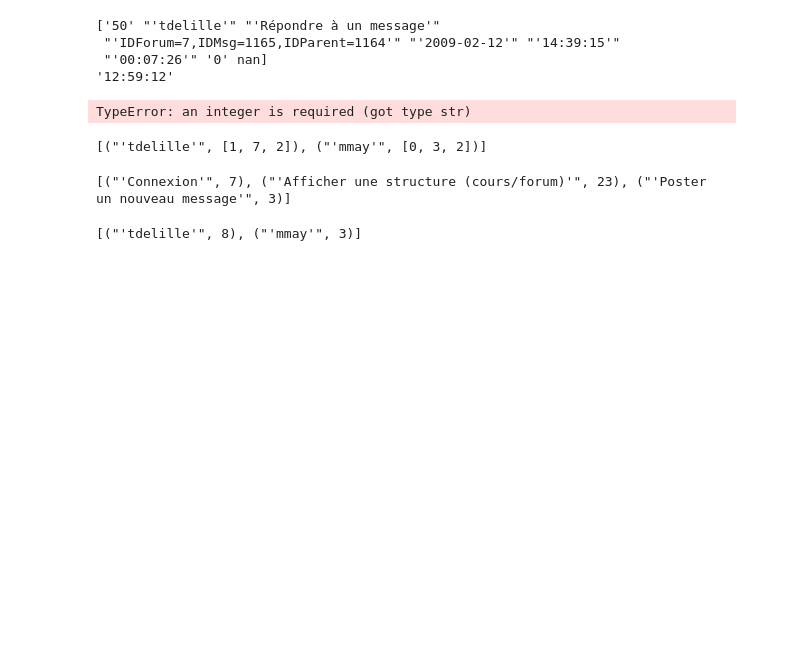
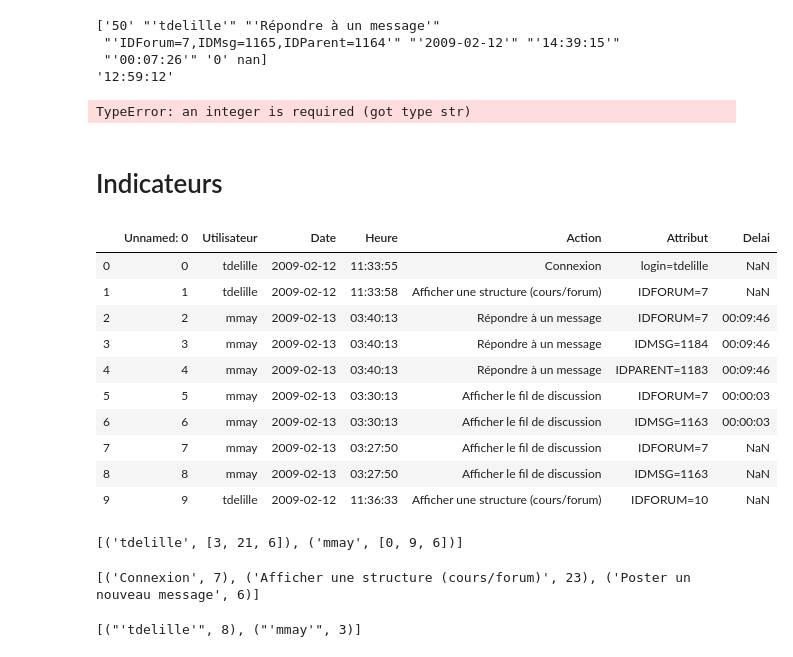
Before and after one commit to Anthony-Lardy/Collaviz, a Jupyter notebook: sql_to_csv.ipynb, the cells around one changed output. Cells and saved outputs as stored; diff of their text form; code cells hidden in the pictures; blank space fills up the shorter version.

Commit message:
Ajout indicateurs

```diff
--- a/sql_to_csv.ipynb
+++ b/sql_to_csv.ipynb
@@ -322,20 +322,50 @@ data.head()
 import pandas as pd
 data_xls = pd.read_excel('your_workbook.xls', 'Sheet1', index_col=None)
 data_xls.to_csv('your_csv.csv', encoding='utf-8')
+# %% [markdown]
+# Indicateurs
+# %%
+import pandas as pd
+dataFrame = pd.read_csv("transitionDuppliCellMapping.csv", encoding='utf-8')
+dataFrame.head(10)
+# %% [output]
+|  | Unnamed: 0 | Utilisateur | Date | Heure | Action | Attribut | Delai |
+| 0 | 0 | tdelille | 2009-02-12 | 11:33:55 | Connexion | login=tdelille | NaN |
+| 1 | 1 | tdelille | 2009-02-12 | 11:33:58 | Afficher une structure (cours/forum) | IDFORUM=7 | NaN |
+| 2 | 2 | mmay | 2009-02-13 | 03:40:13 | Répondre à un message | IDFORUM=7 | 00:09:46 |
+| 3 | 3 | mmay | 2009-02-13 | 03:40:13 | Répondre à un message | IDMSG=1184 | 00:09:46 |
+| 4 | 4 | mmay | 2009-02-13 | 03:40:13 | Répondre à un message | IDPARENT=1183 | 00:09:46 |
+| 5 | 5 | mmay | 2009-02-13 | 03:30:13 | Afficher le fil de discussion | IDFORUM=7 | 00:00:03 |
+| 6 | 6 | mmay | 2009-02-13 | 03:30:13 | Afficher le fil de discussion | IDMSG=1163 | 00:00:03 |
+| 7 | 7 | mmay | 2009-02-13 | 03:27:50 | Afficher le fil de discussion | IDFORUM=7 | NaN |
+| 8 | 8 | mmay | 2009-02-13 | 03:27:50 | Afficher le fil de discussion | IDMSG=1163 | NaN |
+| 9 | 9 | tdelille | 2009-02-12 | 11:36:33 | Afficher une structure (cours/forum) | IDFORUM=10 | NaN |
 # %%
 import numpy as np
-dataFrame = pd.read_csv("transition.csv", encoding='utf-8')
+dataFrame = pd.read_csv("transitionDuppliCellMapping.csv", encoding='utf-8')
 
-# A remplacer Titre par Action
+
 def actionDate(dataFrame, Action, Utilisateur, Date):
-    return dataFrame[(dataFrame['Titre'] == Action) & (dataFrame['Utilisateur'] == Utilisateur) & (dataFrame['Date'] == Date)].count()['Date']
+    return dataFrame[(dataFrame['Action'] == Action) & (dataFrame['Utilisateur'] == Utilisateur) & (dataFrame['Date'] == Date)].count()['Date']
 
 def action2Date(dataFrame, Action, Utilisateur, Date1,Date2):
     List=[]
 
     for d in dataFrame['Date'].unique().tolist():
-        if ((d >= Date1) and (d <= Date2)):
+        if Date1 is None:
+                if (d <= Date2):
+                    List.append(actionDate(dataFrame, Action, Utilisateur, d))
+
+        elif Date2 is None:
+            if (d >= Date1):
+                List.append(actionDate(dataFrame, Action, Utilisateur, d))
+
+        elif (Date2 is None) and (Date1 is None):
             List.append(actionDate(dataFrame, Action, Utilisateur, d))
+
+        else:
+            if ((d >= Date1) and (d <= Date2)):
+                List.append(actionDate(dataFrame, Action, Utilisateur, d))
     return sum(List)
 
 
@@ -366,18 +396,19 @@ def actionParTemps(dataFrame, Action, Utilsateurs, Date1, Date2):
 
     return List
 
-List=actionParTemps(dataFrame, "'Répondre à un message'",["'tdelille'","'mmay'"], "'2009-02-12'", "'2009-02-14'")
+List=actionParTemps(dataFrame, "Répondre à un message",["tdelille","mmay"], "2009-02-12", "2009-02-14")
 print(List)
 # %% [output]
-[("'tdelille'", [1, 7, 2]), ("'mmay'", [0, 3, 2])]
+[('tdelille', [3, 21, 6]), ('mmay', [0, 9, 6])]
 # %%
-dataFrame = pd.read_csv("transition.csv", encoding='utf-8')
+dataFrame = pd.read_csv("transitionDuppliCellMapping.csv", encoding='utf-8')
 def actionsParUtilisateur(dataFrame, Utilisateur, ListOfAction, Date1,Date2):
     List=[]
     for action in ListOfAction:
         List.append((action, action2Date(dataFrame, action, Utilisateur, Date1,Date2)))
+
     return List
-print(actionsParUtilisateur(dataFrame,"'tdelille'", ["'Connexion'","'Afficher une structure (cours/forum)'","'Poster un nouveau message'"], "'2009-02-12'", "'2009-02-13'"))
+print(actionsParUtilisateur(dataFrame,"tdelille", ["Connexion","Afficher une structure (cours/forum)","Poster un nouveau message"], "2009-02-12","2009-02-13" ))
 # %% [output]
-[("'Connexion'", 7), ("'Afficher une structure (cours/forum)'", 23), ("'Poster un nouveau message'", 3)]
+[('Connexion', 7), ('Afficher une structure (cours/forum)', 23), ('Poster un nouveau message', 6)]
 # %%
```
Also changed, not shown: parts of 10 cells of this notebook, 2 other files.
